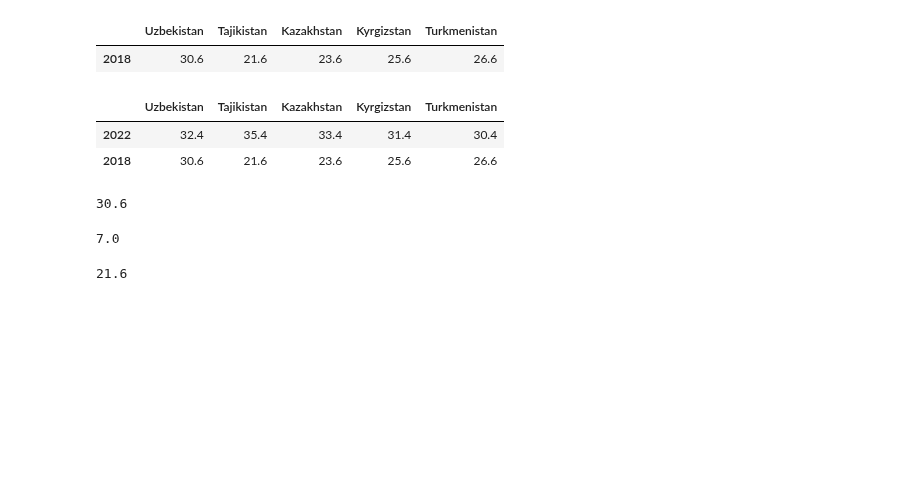
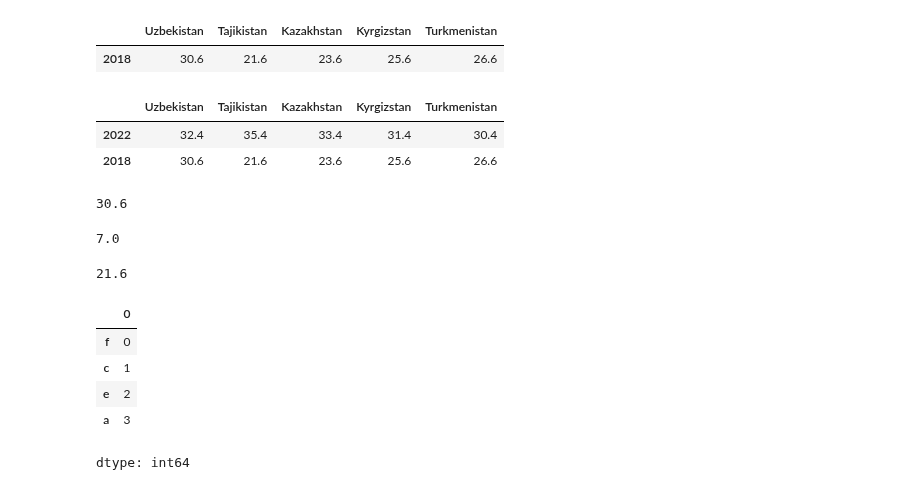
Before and after one commit to baxronovferuz1/DataScience_Np, a Jupyter notebook: Numpy_Pandas_practice.ipynb, the cells around one changed output. Drawn from its saved outputs; the diff is of its cells as text; code cells hidden in the pictures; blank space fills up the shorter version.

```diff
--- a/Numpy_Pandas_practice.ipynb
+++ b/Numpy_Pandas_practice.ipynb
@@ -945,0 +949,10 @@ result_df.iat[2,1]
+# %%
+something=pd.Series(range(4), index=["f","c","e","a"])
+something
+# %% [output]
+|  | 0 |
+| f | 0 |
+| c | 1 |
+| e | 2 |
+| a | 3 |
+dtype: int64
```
Also changed, not shown: parts of 4 cells of this notebook.
